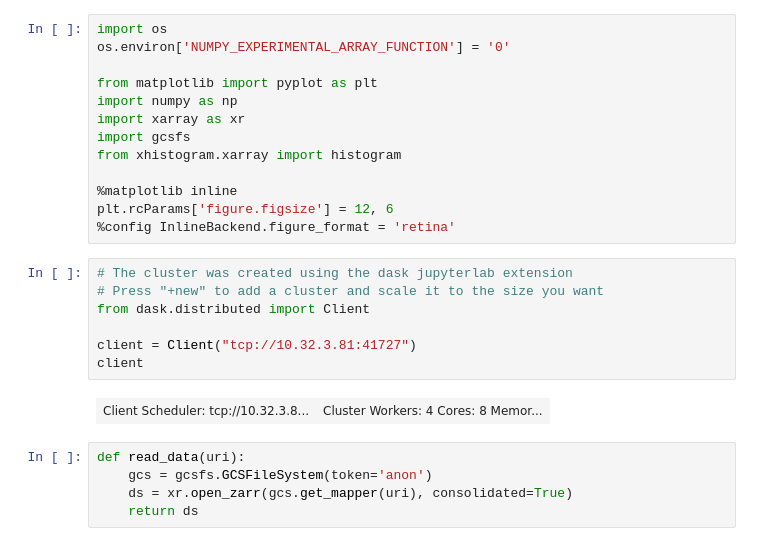
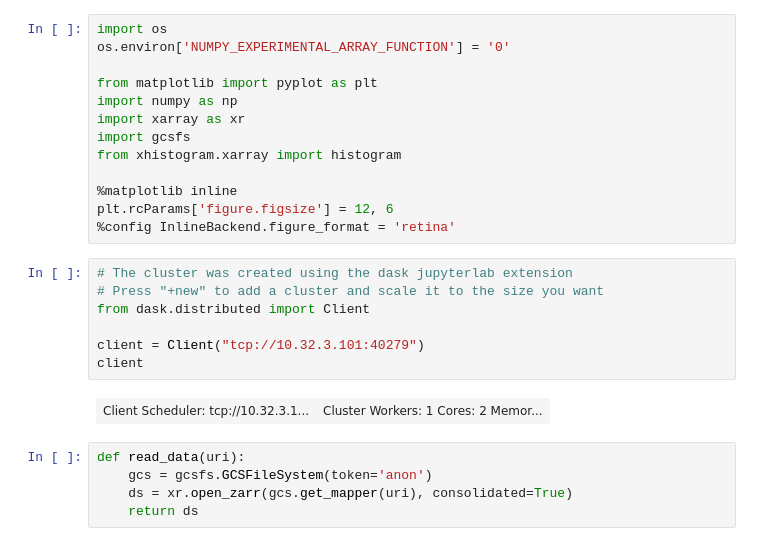
Before and after one commit to jbusecke/cmip6-hackathon-demos, a Jupyter notebook: notebooks/vertical_rebinning_demo.ipynb, the cells around one changed output. Drawn from its saved outputs; the diff is of its cells as text.

```diff
--- a/notebooks/vertical_rebinning_demo.ipynb
+++ b/notebooks/vertical_rebinning_demo.ipynb
@@ -16,12 +16,12 @@ plt.rcParams['figure.figsize'] = 12, 6
 # %%
 # The cluster was created using the dask jupyterlab extension
 # Press "+new" to add a cluster and scale it to the size you want
 from dask.distributed import Client
 
-client = Client("tcp://10.32.3.81:41727")
+client = Client("tcp://10.32.3.101:40279")
 client
 # %% [output]
-| Client Scheduler: tcp://10.32.3.8... | Cluster Workers: 4 Cores: 8 Memor... |
+| Client Scheduler: tcp://10.32.3.1... | Cluster Workers: 1 Cores: 2 Memor... |
 # %%
 def read_data(uri):
     gcs = gcsfs.GCSFileSystem(token='anon')
```
Also changed, not shown: parts of 5 cells of this notebook.
